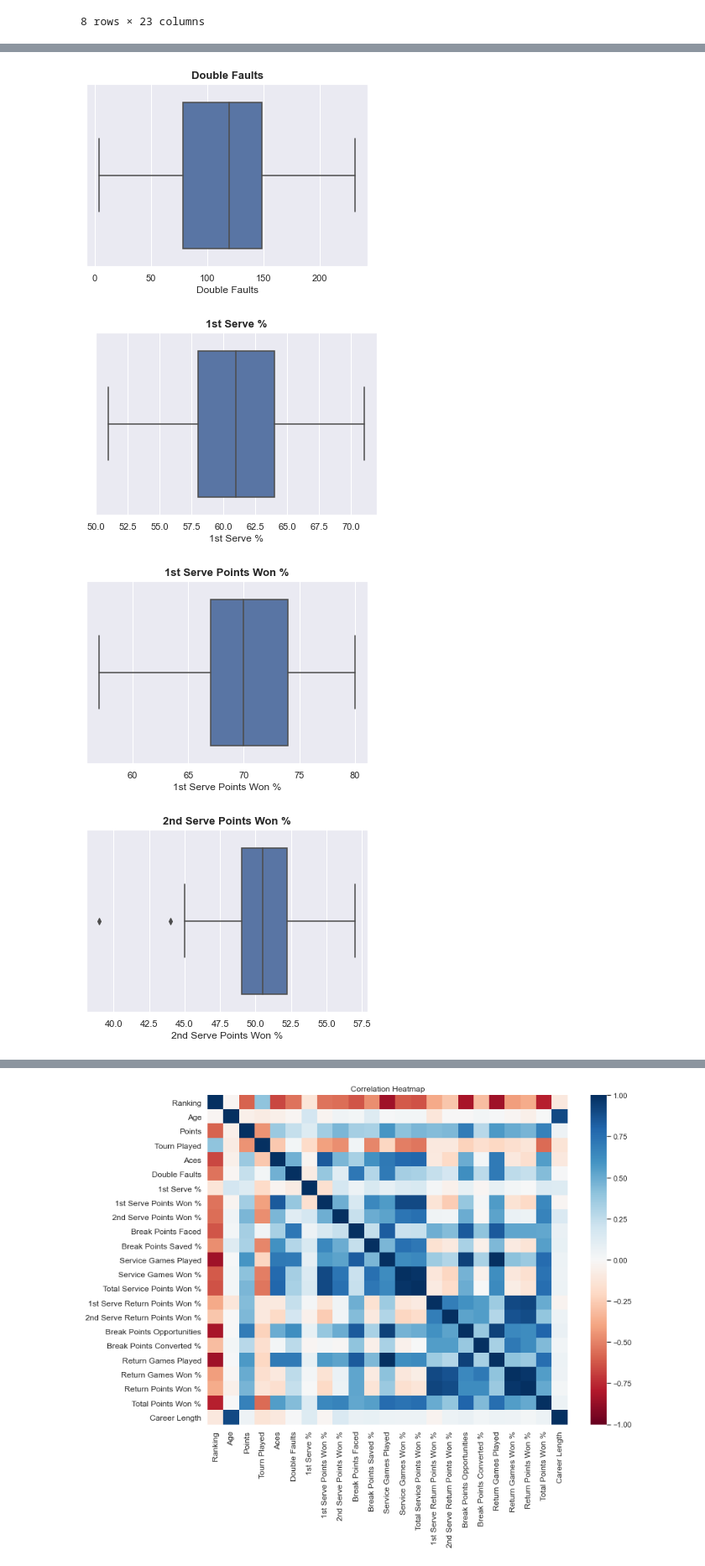
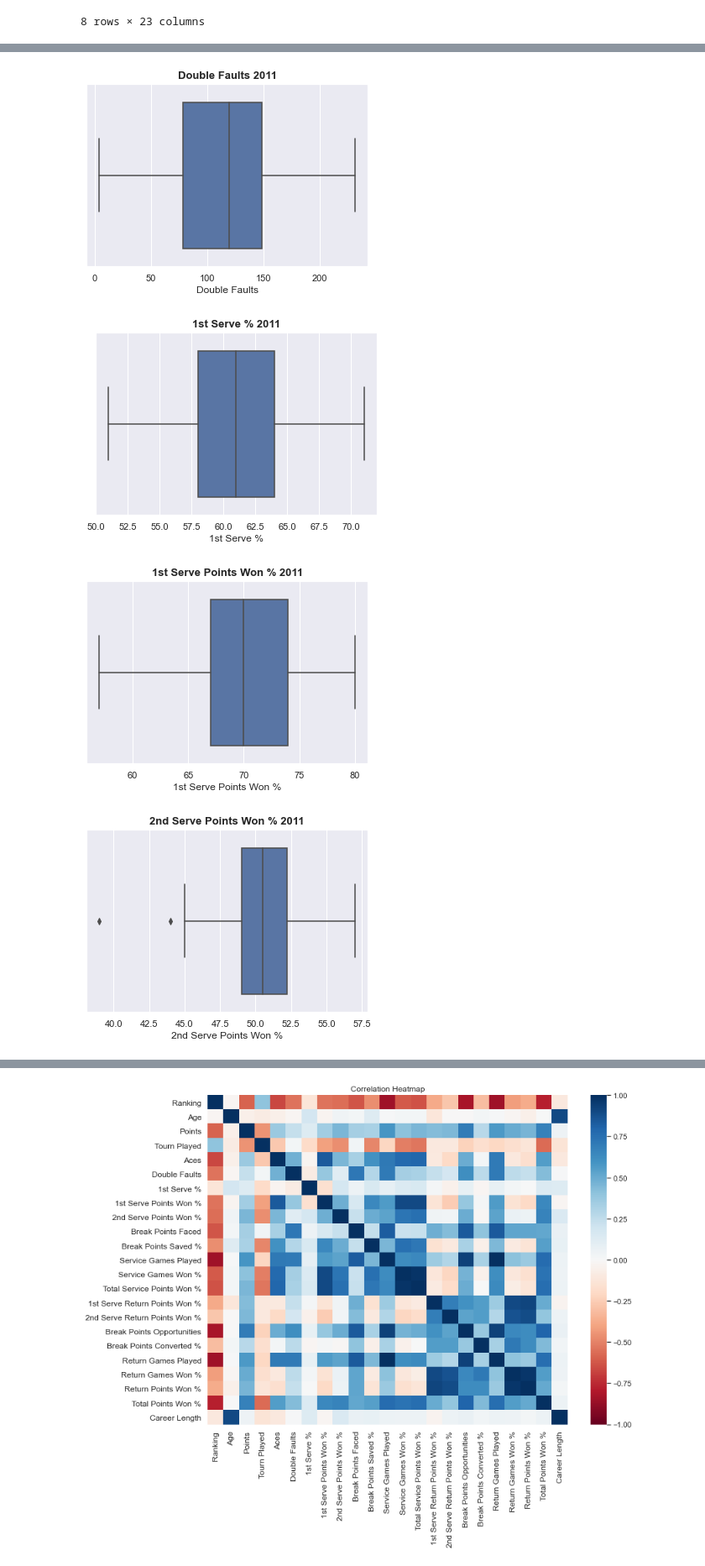
Before and after one commit to vanessadlafp/tennis_analysis_proj, a Jupyter notebook: ATP_2011_Models.ipynb, the cells around one changed output, grey strips where cells are left out. Shown at 84% size. Saved outputs shown, nothing was run; the diff lists cells and outputs as text; code cells hidden in the pictures.

Commit message:
eda images

```diff
--- a/ATP_2011_Models.ipynb
+++ b/ATP_2011_Models.ipynb
@@ -187,6 +187,6 @@ numerical_data_all= df_players_2011.select_dtypes('number')
 
 for i in numerical_data_all.columns:
     sns.histplot(numerical_data_all[i])
-    plt.title(i,fontsize=13, fontweight= "bold")
+    plt.title(i + " 2011",fontsize=13, fontweight= "bold")
     plt.show()
 # %% [output]
@@ -208,6 +208,6 @@ for i in numerical_data_all.columns:
 
 for i in numerical_data_all.columns:
     sns.boxplot(numerical_data_all[i])
-    plt.title(i,fontsize=13, fontweight= "bold")
+    plt.title(i + " 2011",fontsize=13, fontweight= "bold")
     plt.show()
 # %% [output]
@@ -219,4 +219,4 @@ for i in numerical_data_all.columns:
-[figure, old version]
+[figure, new version]
-[figure, old version]
+[figure, new version]
-[figure, old version]
+[figure, new version]
-[figure, old version]
+[figure, new version]
```
Also changed, not shown: parts of 4 cells of this notebook, 5 other files.
